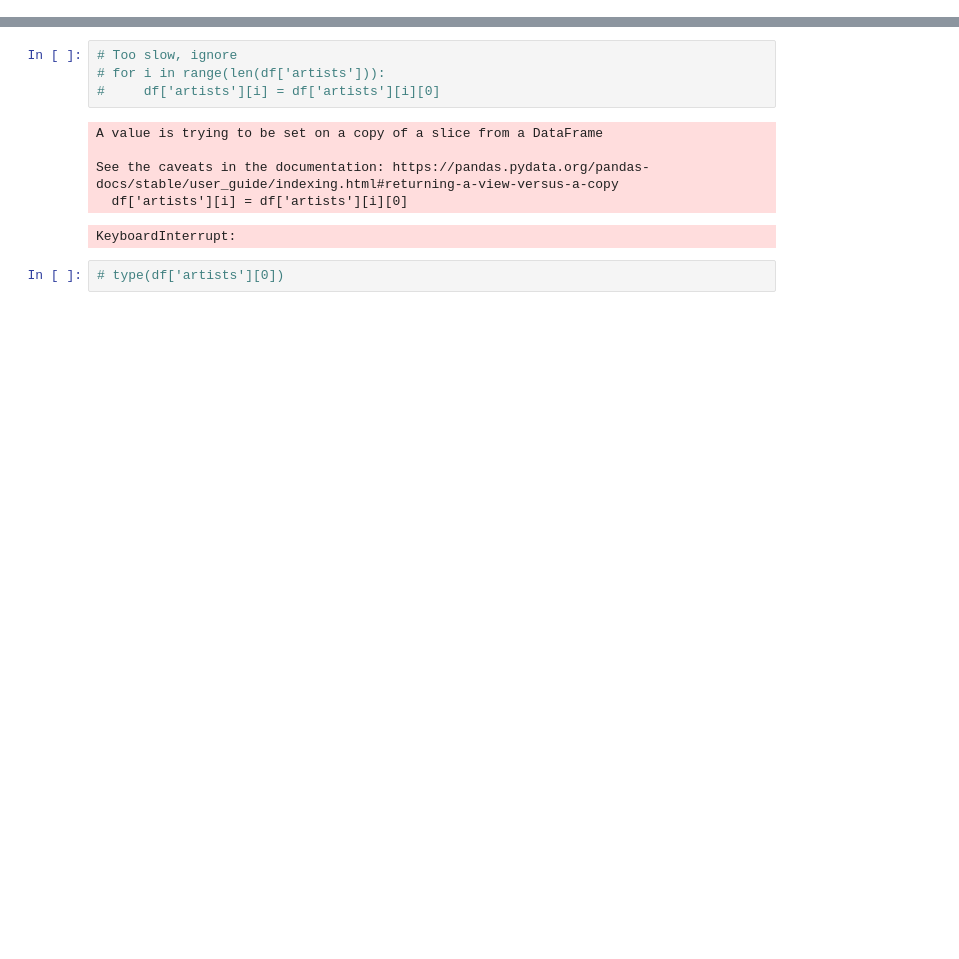
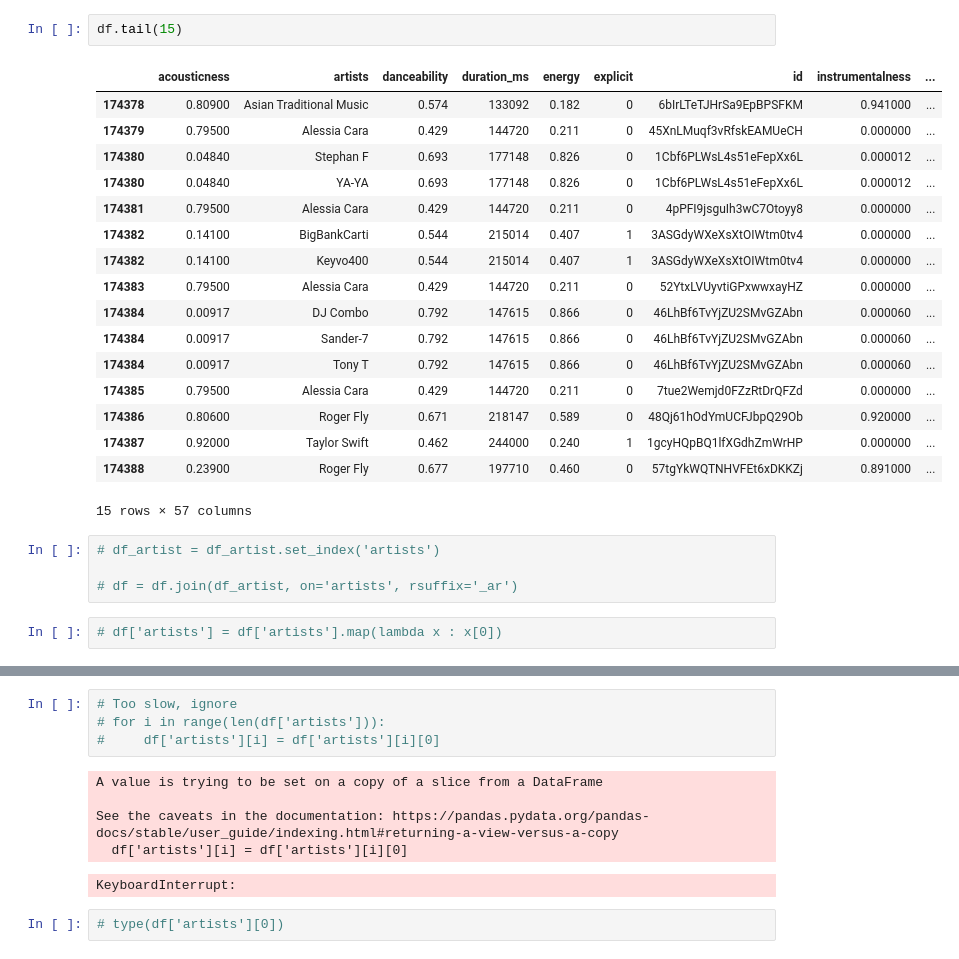
Before and after one commit to yashrajkakkad/song-popularity-prediction, a Jupyter notebook: DatasetCreation.ipynb, the cells around one changed output, grey strips where cells are left out. Saved outputs shown, nothing was run; the diff lists cells and outputs as text; blank space fills up the shorter version.

```diff
--- a/DatasetCreation.ipynb
+++ b/DatasetCreation.ipynb
@@ -21,0 +222,26 @@ df.head()
+# %%
+df.tail(15)
+# %% [output]
+|  | acousticness | artists | danceability | duration_ms | energy | explicit | id | instrumentalness | ... |
+| 174378 | 0.80900 | Asian Traditional Music | 0.574 | 133092 | 0.182 | 0 | 6bIrLTeTJHrSa9EpBPSFKM | 0.941000 | ... |
+| 174379 | 0.79500 | Alessia Cara | 0.429 | 144720 | 0.211 | 0 | 45XnLMuqf3vRfskEAMUeCH | 0.000000 | ... |
+| 174380 | 0.04840 | Stephan F | 0.693 | 177148 | 0.826 | 0 | 1Cbf6PLWsL4s51eFepXx6L | 0.000012 | ... |
+| 174380 | 0.04840 | YA-YA | 0.693 | 177148 | 0.826 | 0 | 1Cbf6PLWsL4s51eFepXx6L | 0.000012 | ... |
+| 174381 | 0.79500 | Alessia Cara | 0.429 | 144720 | 0.211 | 0 | 4pPFI9jsguIh3wC7Otoyy8 | 0.000000 | ... |
+| 174382 | 0.14100 | BigBankCarti | 0.544 | 215014 | 0.407 | 1 | 3ASGdyWXeXsXtOIWtm0tv4 | 0.000000 | ... |
+| 174382 | 0.14100 | Keyvo400 | 0.544 | 215014 | 0.407 | 1 | 3ASGdyWXeXsXtOIWtm0tv4 | 0.000000 | ... |
+| 174383 | 0.79500 | Alessia Cara | 0.429 | 144720 | 0.211 | 0 | 52YtxLVUyvtiGPxwwxayHZ | 0.000000 | ... |
+| 174384 | 0.00917 | DJ Combo | 0.792 | 147615 | 0.866 | 0 | 46LhBf6TvYjZU2SMvGZAbn | 0.000060 | ... |
+| 174384 | 0.00917 | Sander-7 | 0.792 | 147615 | 0.866 | 0 | 46LhBf6TvYjZU2SMvGZAbn | 0.000060 | ... |
+| 174384 | 0.00917 | Tony T | 0.792 | 147615 | 0.866 | 0 | 46LhBf6TvYjZU2SMvGZAbn | 0.000060 | ... |
+| 174385 | 0.79500 | Alessia Cara | 0.429 | 144720 | 0.211 | 0 | 7tue2Wemjd0FZzRtDrQFZd | 0.000000 | ... |
+| 174386 | 0.80600 | Roger Fly | 0.671 | 218147 | 0.589 | 0 | 48Qj61hOdYmUCFJbpQ29Ob | 0.920000 | ... |
+| 174387 | 0.92000 | Taylor Swift | 0.462 | 244000 | 0.240 | 1 | 1gcyHQpBQ1lfXGdhZmWrHP | 0.000000 | ... |
+| 174388 | 0.23900 | Roger Fly | 0.677 | 197710 | 0.460 | 0 | 57tgYkWQTNHVFEt6xDKKZj | 0.891000 | ... |
+15 rows × 57 columns
+# %%
+# df_artist = df_artist.set_index('artists')
+
+# df = df.join(df_artist, on='artists', rsuffix='_ar')
+# %%
+# df['artists'] = df['artists'].map(lambda x : x[0])
```
Also changed, not shown: parts of 67 cells of this notebook, 1 other file.
